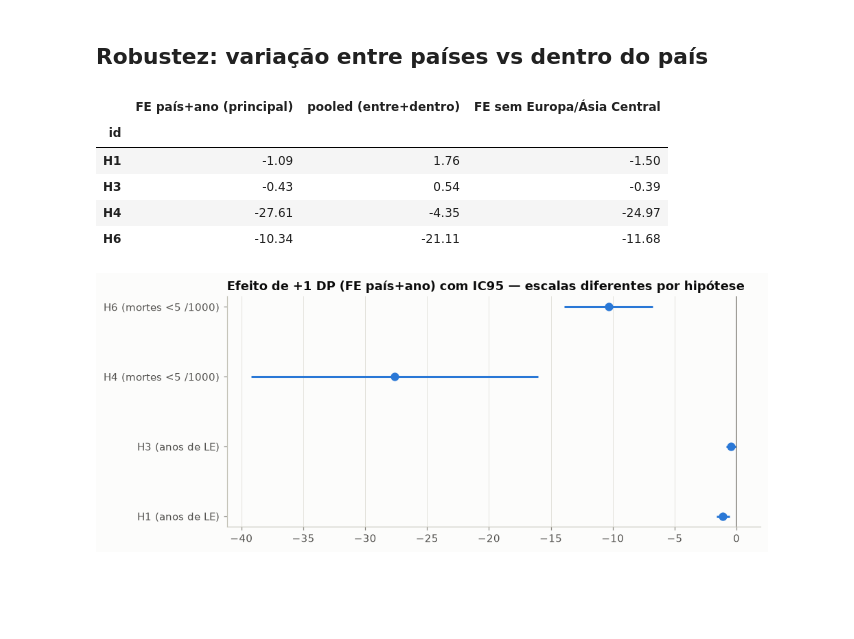
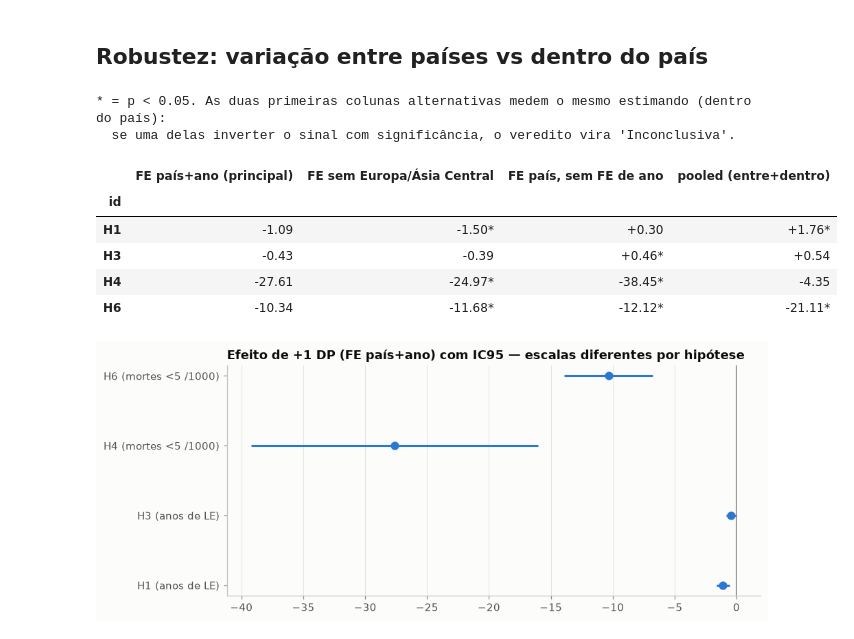
Before and after one commit to felipefl142/global-health-analytics, a Jupyter notebook: notebooks/03_hypothesis_testing.ipynb, the cells around one changed output. Cells and saved outputs as stored; diff of their text form; code cells hidden in the pictures; blank space fills up the shorter version.

```diff
--- a/notebooks/03_hypothesis_testing.ipynb
+++ b/notebooks/03_hypothesis_testing.ipynb
@@ -50,19 +50,25 @@ tbl
 # %%
 rows = []
 for h in hs:
     rb = h.extra.get("robustness")
     if not rb: continue
-    rows.append({"id": h.id, "FE país+ano (principal)": h.effect,
-                 "pooled (entre+dentro)": rb["pooled_between_within"]["coef"],
-                 "FE sem Europa/Ásia Central": rb["fe_sem_europa_asia_central"]["coef"]})
-pd.DataFrame(rows).set_index("id").round(2)
+    fmt = lambda v: f"{v['coef']:+.2f}{'*' if v['p'] < 0.05 else ''}"
+    rows.append({"id": h.id, "FE país+ano (principal)": f"{h.effect:+.2f}",
+                 "FE sem Europa/Ásia Central": fmt(rb["fe_sem_europa_asia_central"]),
+                 "FE país, sem FE de ano": fmt(rb["fe_pais_sem_fe_ano"]),
+                 "pooled (entre+dentro)": fmt(rb["pooled_between_within"])})
+print("* = p < 0.05. As duas primeiras colunas alternativas medem o mesmo estimando (dentro do país):")
+print("  se uma delas inverter o sinal com significância, o veredito vira 'Inconclusiva'.")
+pd.DataFrame(rows).set_index("id")
 # %% [output]
+* = p < 0.05. As duas primeiras colunas alternativas medem o mesmo estimando (dentro do país):
+  se uma delas inverter o sinal com significância, o veredito vira 'Inconclusiva'.
-|  | FE país+ano (principal) | pooled (entre+dentro) | FE sem Europa/Ásia Central |
-| id |  |  |  |
-| H1 | -1.09 | 1.76 | -1.50 |
-| H3 | -0.43 | 0.54 | -0.39 |
-| H4 | -27.61 | -4.35 | -24.97 |
-| H6 | -10.34 | -21.11 | -11.68 |
+|  | FE país+ano (principal) | FE sem Europa/Ásia Central | FE país, sem FE de ano | pooled (entre+dentro) |
+| id |  |  |  |  |
+| H1 | -1.09 | -1.50* | +0.30 | +1.76* |
+| H3 | -0.43 | -0.39 | +0.46* | +0.54 |
+| H4 | -27.61 | -24.97* | -38.45* | -4.35 |
+| H6 | -10.34 | -11.68* | -12.12* | -21.11* |
 # %%
 fig, ax = plt.subplots(figsize=(9, 3.8))
 labels, eff, lo, hi = [], [], [], []
```
Also changed, not shown: parts of 3 cells of this notebook, 26 other files.
